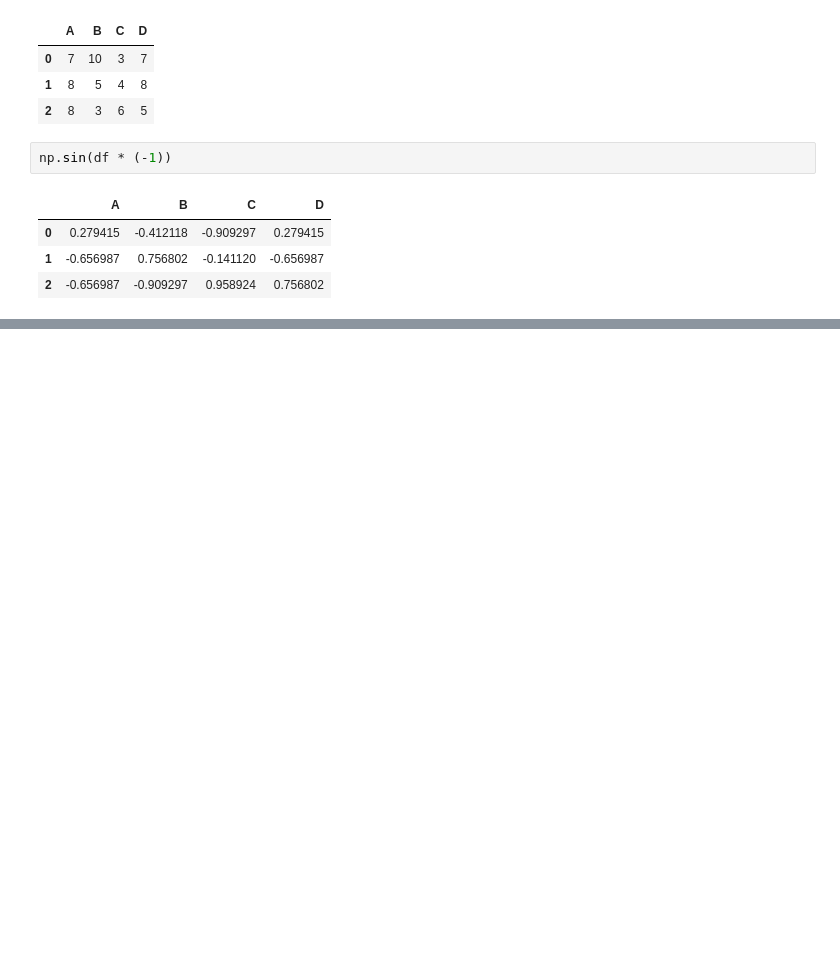
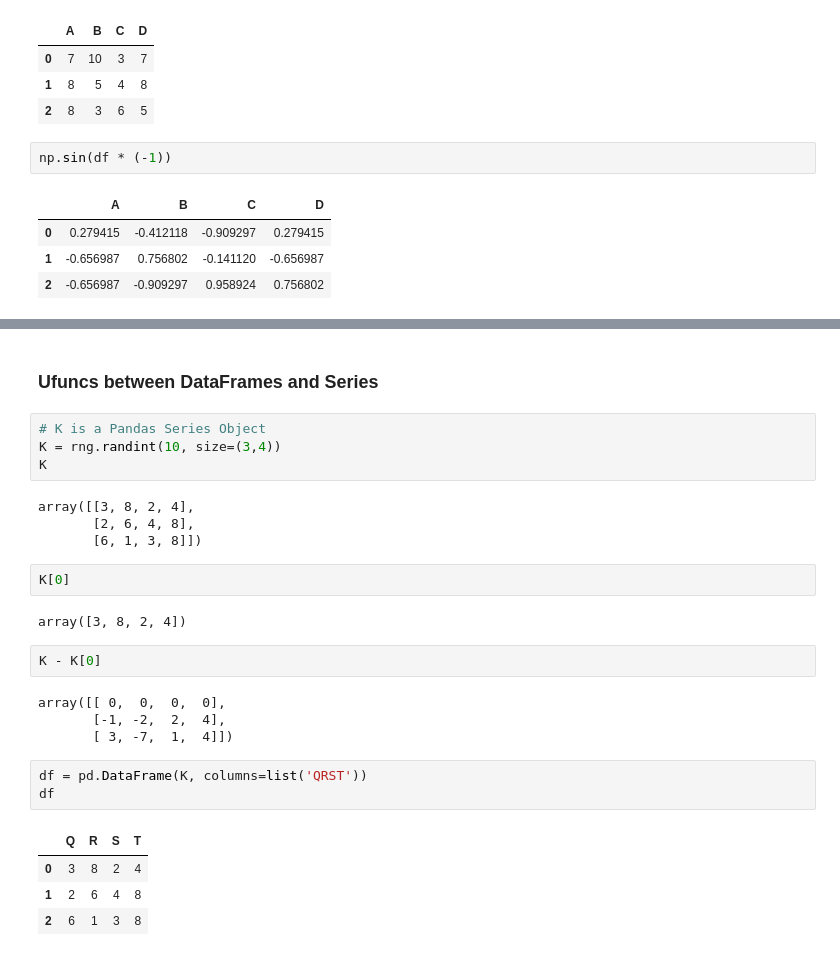
Before and after one commit to numanyilmaz/PythonDataScienceHandbookNotes, a Jupyter notebook: Chapter3.ipynb, the cells around one changed output, grey strips where cells are left out. Cells and saved outputs as stored; diff of their text form; blank space fills up the shorter version.

Commit message:
until missing data part

```diff
--- a/Chapter3.ipynb
+++ b/Chapter3.ipynb
@@ -571,0 +642,28 @@ np.sin(df * (-1))
+# %% [markdown]
+### Ufuncs between DataFrames and Series
+# %%
+# K is a Pandas Series Object
+K = rng.randint(10, size=(3,4))
+K
+# %% [output]
+array([[3, 8, 2, 4],
+       [2, 6, 4, 8],
+       [6, 1, 3, 8]])
+# %%
+K[0]
+# %% [output]
+array([3, 8, 2, 4])
+# %%
+K - K[0]
+# %% [output]
+array([[ 0,  0,  0,  0],
+       [-1, -2,  2,  4],
+       [ 3, -7,  1,  4]])
+# %%
+df = pd.DataFrame(K, columns=list('QRST'))
+df
+# %% [output]
+|  | Q | R | S | T |
+| 0 | 3 | 8 | 2 | 4 |
+| 1 | 2 | 6 | 4 | 8 |
+| 2 | 6 | 1 | 3 | 8 |
```
Also changed, not shown: parts of 13 cells of this notebook.
